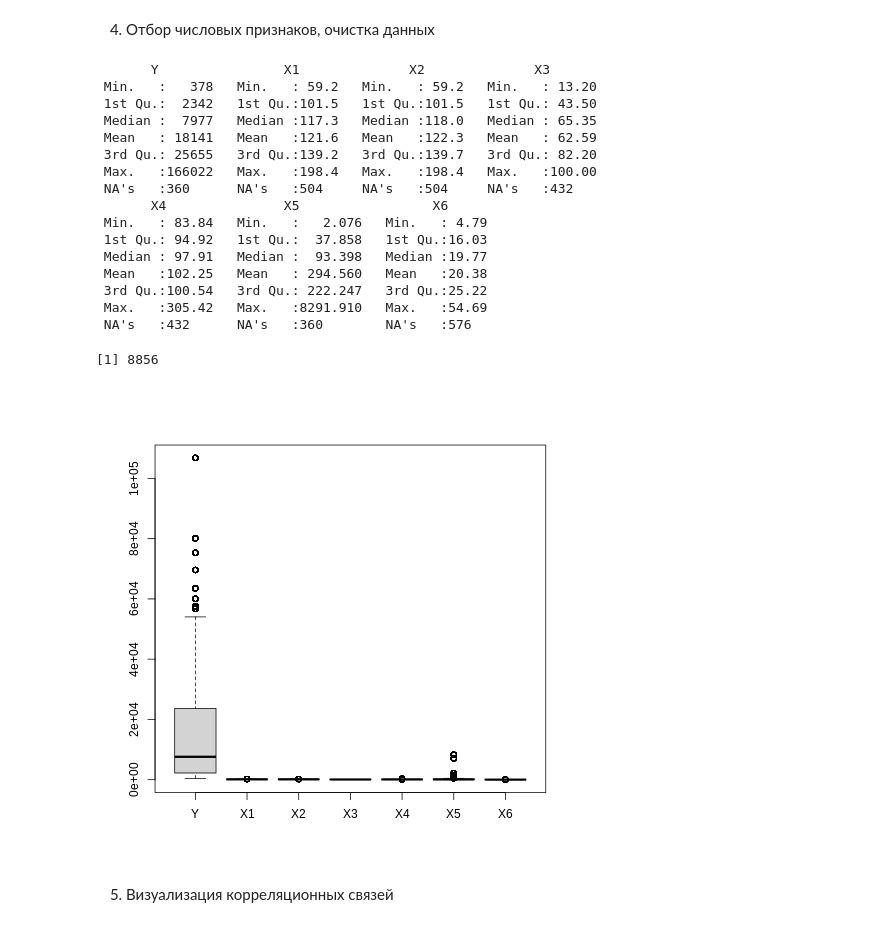
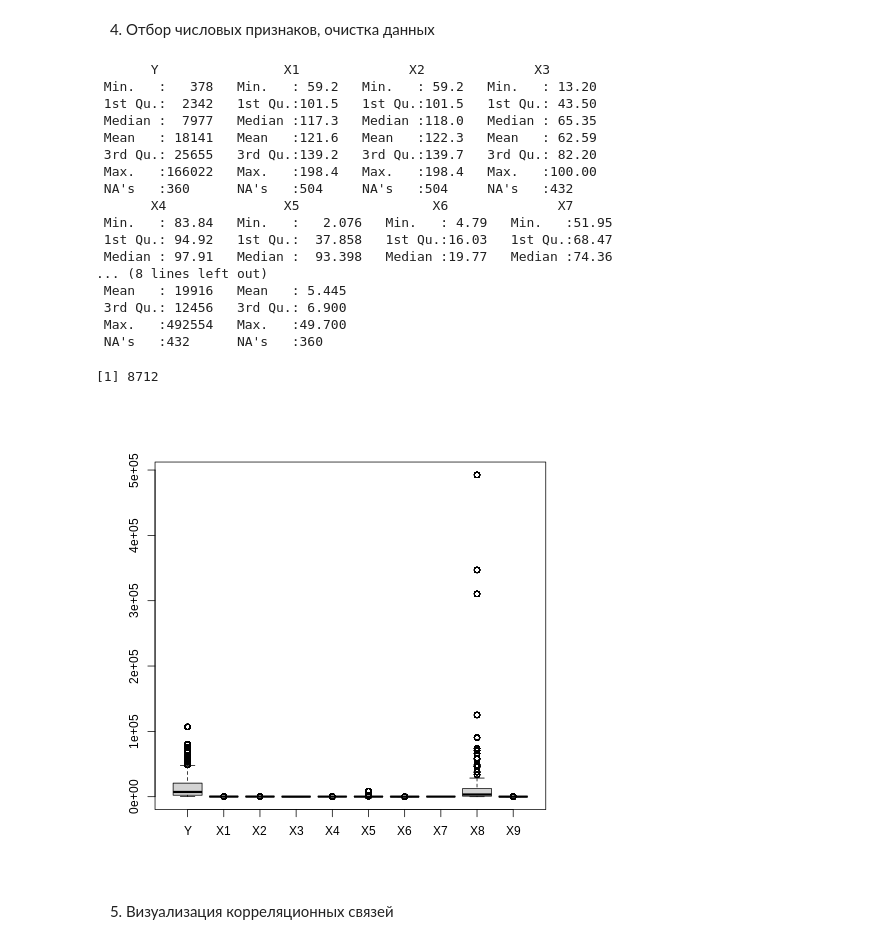
Before and after one commit to antonsysoev/appl_stat, a Jupyter notebook: Final_project.ipynb, the cells around one changed output. Drawn from its saved outputs; the diff is of its cells as text; code cells hidden in the pictures.

```diff
--- a/Final_project.ipynb
+++ b/Final_project.ipynb
@@ -68,7 +68,10 @@ data_analysis <- data.frame(Y=data$gdp_per_capita_us_dollars_2017,
                             X3 = data$urban_population_percent_2018,
                             X4 = data$sex_ratio_males_per_100_females_2019,
                             X5 = data$population_density_2019,
-                            X6 = data$employment_by_industry_industry_male_and_female_2019)
+                            X6 = data$employment_by_industry_industry_male_and_female_2019,
+                            X7 = data$life_expectancy_at_birth_for_both_sexes_years_2015,
+                            X8 = data$forest_cover_thousand_hectares_2016,
+                            X9 = data$emissions_per_capita_metric_tons_of_carbon_dioxide_2014)
 # %%
 %%R
 summary(data_analysis)
@@ -81,23 +84,23 @@ summary(data_analysis)
  3rd Qu.: 25655   3rd Qu.:139.2   3rd Qu.:139.7   3rd Qu.: 82.20
  Max.   :166022   Max.   :198.4   Max.   :198.4   Max.   :100.00
  NA's   :360      NA's   :504     NA's   :504     NA's   :432
-       X4               X5                 X6
- Min.   : 83.84   Min.   :   2.076   Min.   : 4.79
- 1st Qu.: 94.92   1st Qu.:  37.858   1st Qu.:16.03
- Median : 97.91   Median :  93.398   Median :19.77
- Mean   :102.25   Mean   : 294.560   Mean   :20.38
- 3rd Qu.:100.54   3rd Qu.: 222.247   3rd Qu.:25.22
- Max.   :305.42   Max.   :8291.910   Max.   :54.69
- NA's   :432      NA's   :360        NA's   :576
+       X4               X5                 X6              X7
+ Min.   : 83.84   Min.   :   2.076   Min.   : 4.79   Min.   :51.95
+ 1st Qu.: 94.92   1st Qu.:  37.858   1st Qu.:16.03   1st Qu.:68.47
+ Median : 97.91   Median :  93.398   Median :19.77   Median :74.36
+... (8 lines left out)
+ Mean   : 19916   Mean   : 5.445
+ 3rd Qu.: 12456   3rd Qu.: 6.900
+ Max.   :492554   Max.   :49.700
+ NA's   :432      NA's   :360
 # %%
 %%R
 data_analysis <- na.omit(data_analysis)
-summary(data_analysis)
 boxplot(data_analysis)
 length(data_analysis$Y)
 # %% [output]
-[1] 8856
+[1] 8712
-[figure, old version]
+[figure, new version]
 # %% [markdown]
 5. Визуализация корреляционных связей
 # %%
```
Also changed, not shown: parts of 12 cells of this notebook.
